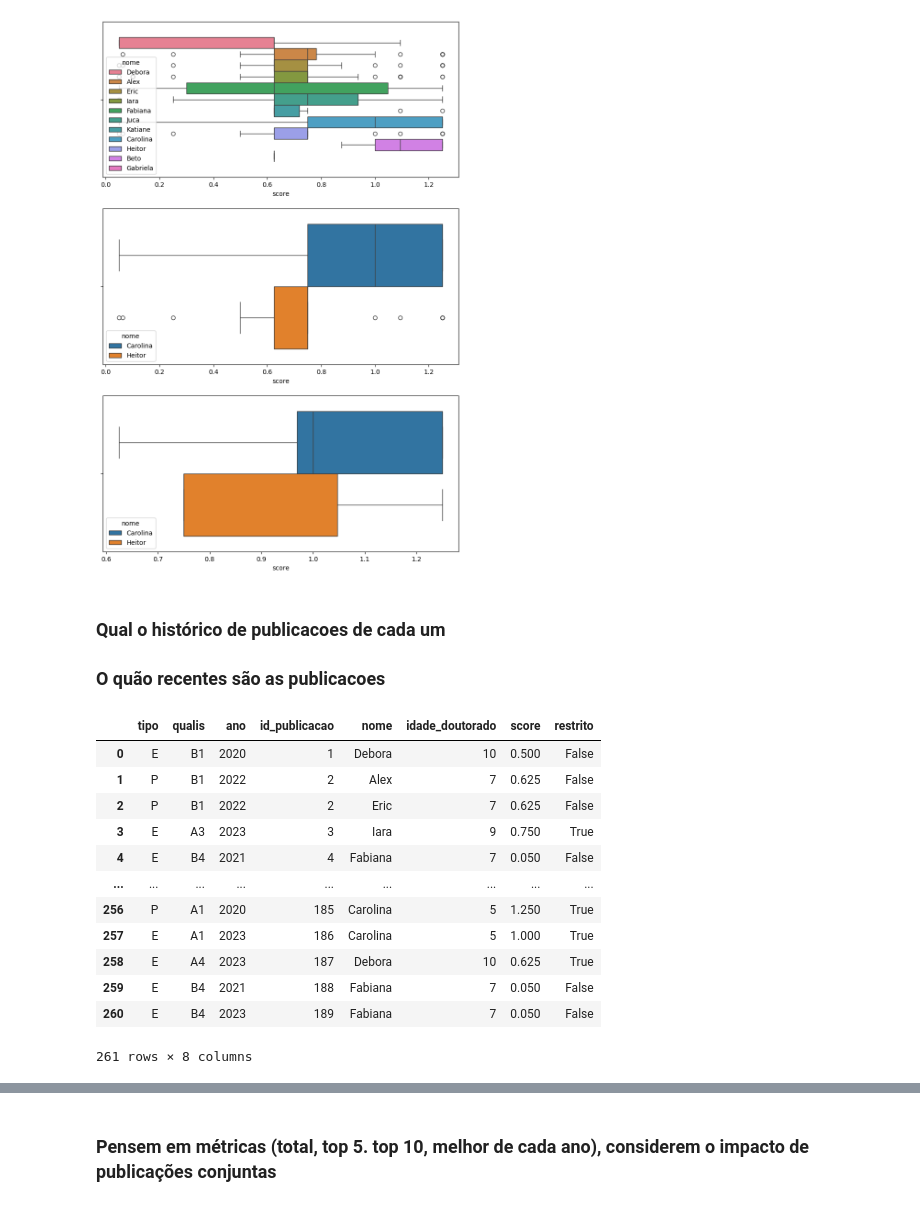
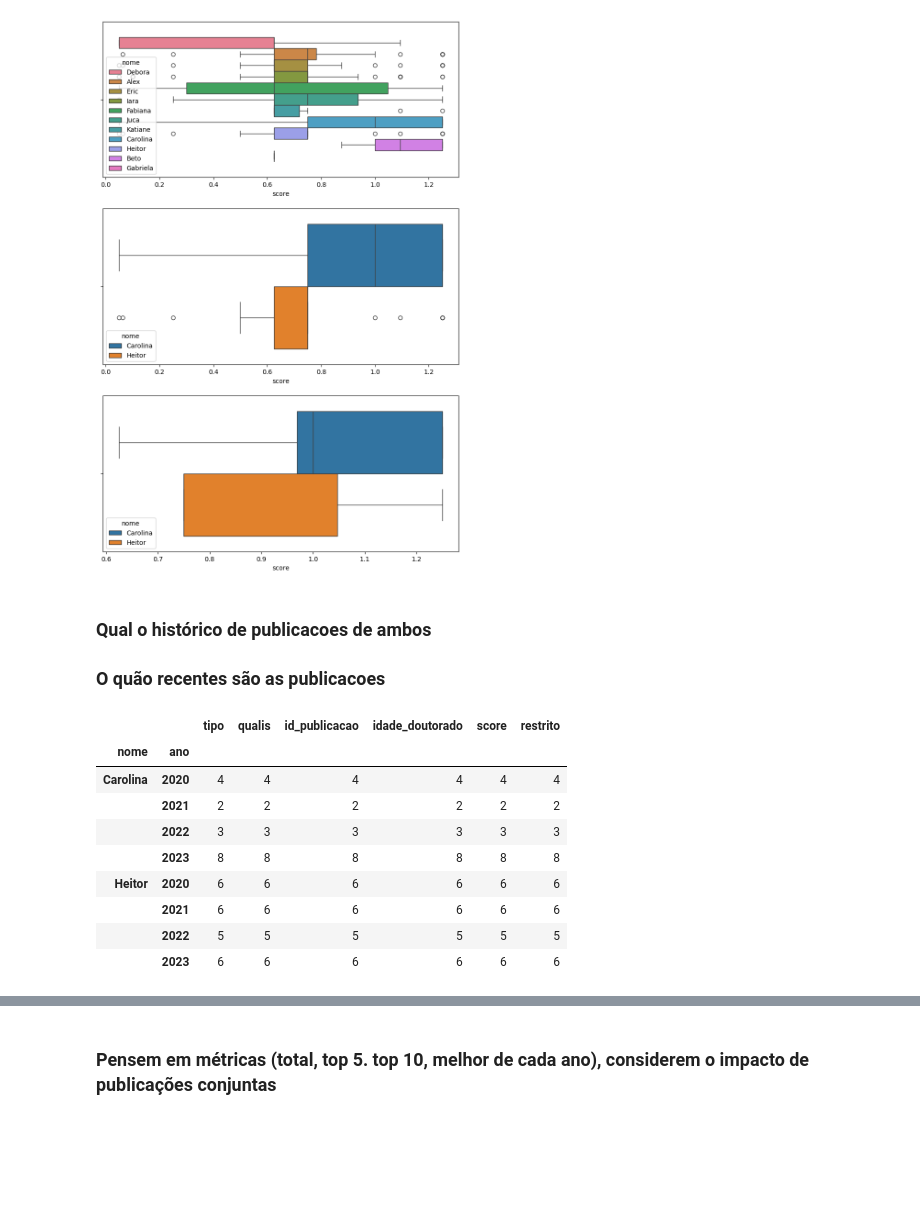
Before and after one commit to Draylon/ppgca_cd_debate, a Jupyter notebook: score_geral.ipynb, the cells around one changed output, grey strips where cells are left out. Drawn from its saved outputs; the diff is of its cells as text; code cells hidden in the pictures; blank space fills up the shorter version.

```diff
--- a/score_geral.ipynb
+++ b/score_geral.ipynb
@@ -283,21 +273,5 @@ sns.boxplot(all_merge[(all_merge['nome'].isin(['Carolina','Heitor'])) & (all_mer
 <Axes: xlabel='score'>
 [figure]
 # %% [markdown]
-### Qual o histórico de publicacoes de cada um
+### Qual o histórico de publicacoes de ambos
 ### O quão recentes são as publicacoes
-# %%
-all_merge
-# %% [output]
-|  | tipo | qualis | ano | id_publicacao | nome | idade_doutorado | score | restrito |
-| 0 | E | B1 | 2020 | 1 | Debora | 10 | 0.500 | False |
-| 1 | P | B1 | 2022 | 2 | Alex | 7 | 0.625 | False |
-| 2 | P | B1 | 2022 | 2 | Eric | 7 | 0.625 | False |
-| 3 | E | A3 | 2023 | 3 | Iara | 9 | 0.750 | True |
-| 4 | E | B4 | 2021 | 4 | Fabiana | 7 | 0.050 | False |
-| ... | ... | ... | ... | ... | ... | ... | ... | ... |
-| 256 | P | A1 | 2020 | 185 | Carolina | 5 | 1.250 | True |
-| 257 | E | A1 | 2023 | 186 | Carolina | 5 | 1.000 | True |
-| 258 | E | A4 | 2023 | 187 | Debora | 10 | 0.625 | True |
-| 259 | E | B4 | 2021 | 188 | Fabiana | 7 | 0.050 | False |
-| 260 | E | B4 | 2023 | 189 | Fabiana | 7 | 0.050 | False |
-261 rows × 8 columns
@@ -306,0 +278,14 @@ sns.regplot(regplot1,x='ano',y='count_ano',hue='autor')
+# %%
+regplot1 = all_merge[(all_merge['nome'].isin(['Carolina','Heitor']))].sort_values(by='ano').groupby(['nome','ano']).count()
+regplot1
+# %% [output]
+|  |  | tipo | qualis | id_publicacao | idade_doutorado | score | restrito |
+| nome | ano |  |  |  |  |  |  |
+| Carolina | 2020 | 4 | 4 | 4 | 4 | 4 | 4 |
+|  | 2021 | 2 | 2 | 2 | 2 | 2 | 2 |
+|  | 2022 | 3 | 3 | 3 | 3 | 3 | 3 |
+|  | 2023 | 8 | 8 | 8 | 8 | 8 | 8 |
+| Heitor | 2020 | 6 | 6 | 6 | 6 | 6 | 6 |
+|  | 2021 | 6 | 6 | 6 | 6 | 6 | 6 |
+|  | 2022 | 5 | 5 | 5 | 5 | 5 | 5 |
+|  | 2023 | 6 | 6 | 6 | 6 | 6 | 6 |
```
Also changed, not shown: parts of 3 cells of this notebook.
